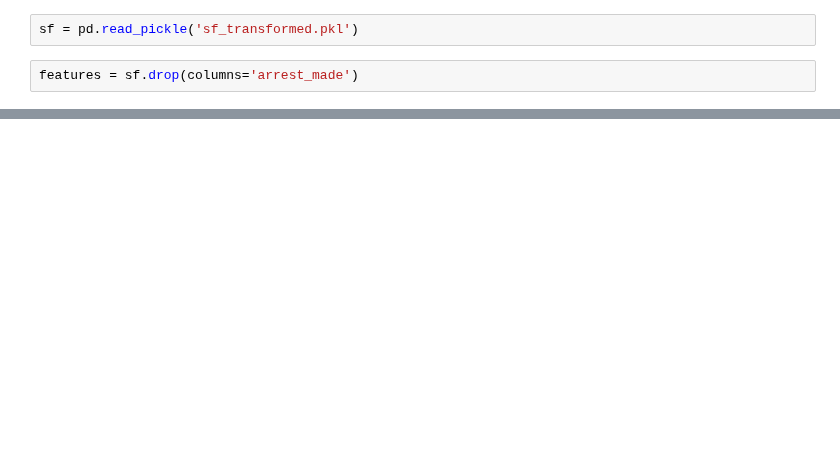
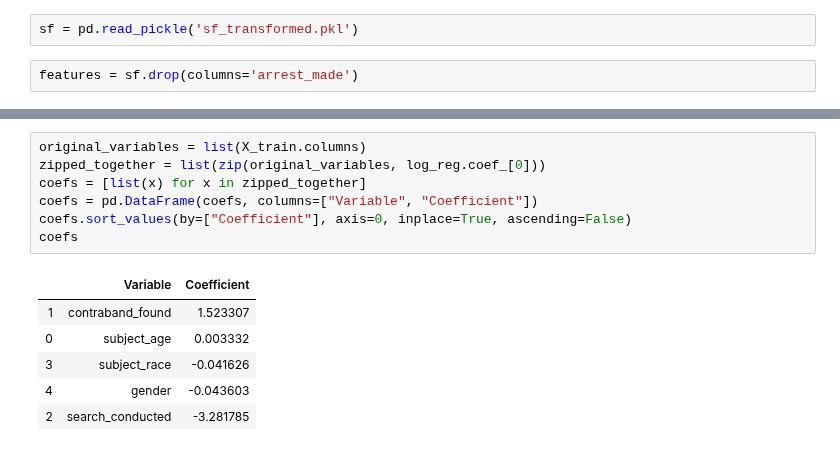
Before and after one commit to tahentx/pv_workbook, a Jupyter notebook: datascience/policing/sf_pipeline.ipynb, the cells around one changed output, grey strips where cells are left out. Drawn from its saved outputs; the diff is of its cells as text; blank space fills up the shorter version.

```diff
--- a/datascience/policing/sf_pipeline.ipynb
+++ b/datascience/policing/sf_pipeline.ipynb
@@ -90,0 +131,14 @@ Test set:  86.57%
+# %%
+original_variables = list(X_train.columns)
+zipped_together = list(zip(original_variables, log_reg.coef_[0]))
+coefs = [list(x) for x in zipped_together]
+coefs = pd.DataFrame(coefs, columns=["Variable", "Coefficient"])
+coefs.sort_values(by=["Coefficient"], axis=0, inplace=True, ascending=False)
+coefs
+# %% [output]
+|  | Variable | Coefficient |
+| 1 | contraband_found | 1.523307 |
+| 0 | subject_age | 0.003332 |
+| 3 | subject_race | -0.041626 |
+| 4 | gender | -0.043603 |
+| 2 | search_conducted | -3.281785 |
```
Also changed, not shown: parts of 20 cells of this notebook.
